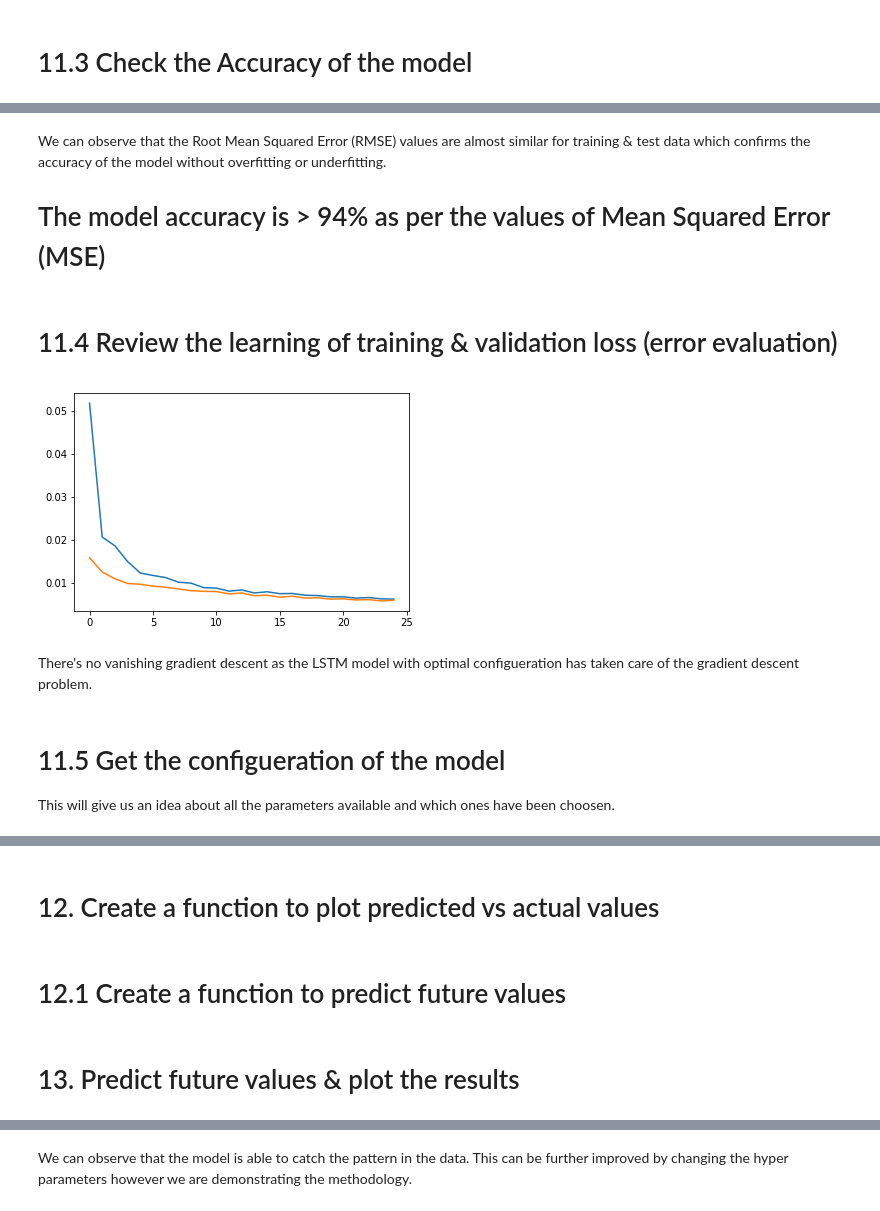
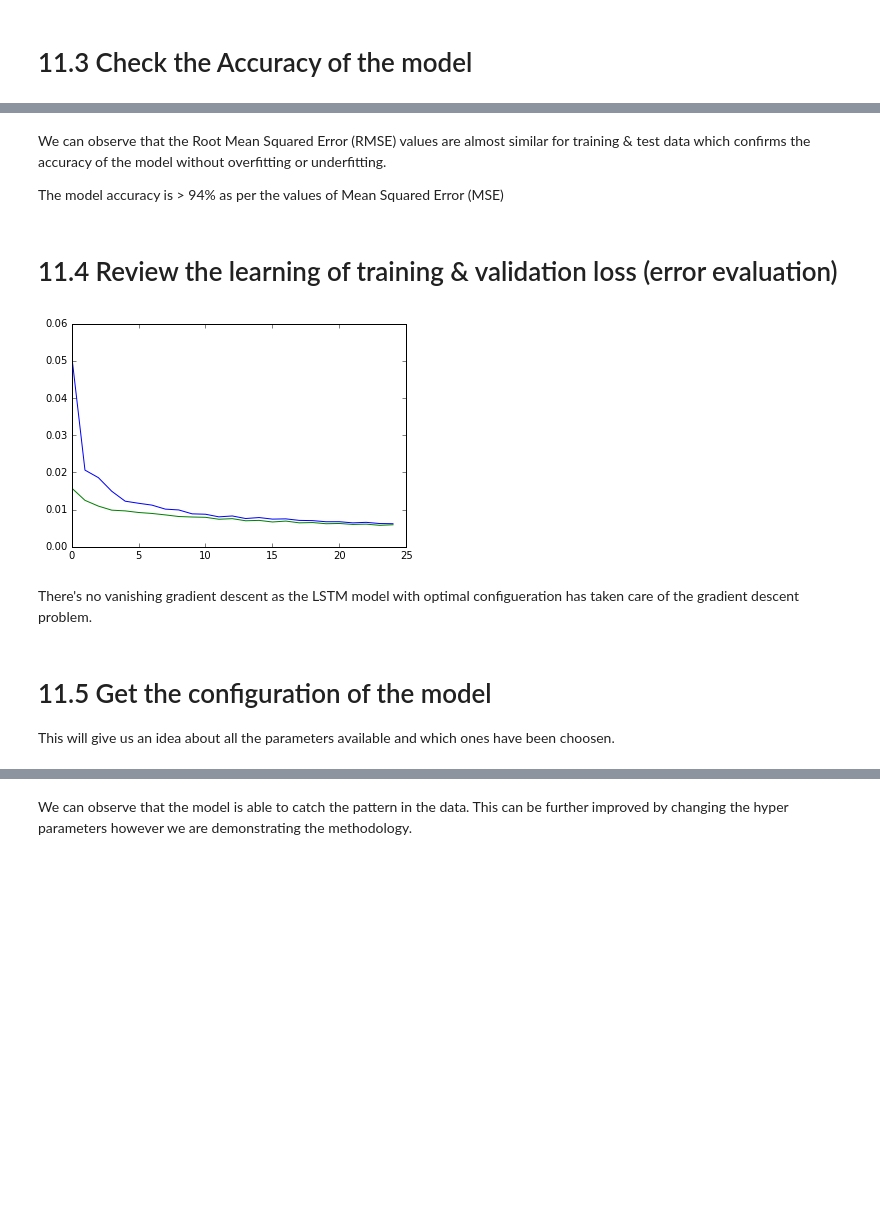
Before and after one commit to IBM/forecast-demand-for-vending-machines, a Jupyter notebook: notebook/LSTM_PATTERN.ipynb, the cells around one changed output, grey strips where cells are left out. Cells and saved outputs as stored; diff of their text form; code cells hidden in the pictures; blank space fills up the shorter version.

```diff
--- a/notebook/LSTM_PATTERN.ipynb
+++ b/notebook/LSTM_PATTERN.ipynb
@@ -232,20 +230,21 @@ Test Score: 0.00484 MSE (0.07 RMSE)
 # %% [markdown]
 We can observe that the Root Mean Squared Error (RMSE) values are almost similar for training & test data which confirms the accuracy of the model without overfitting or underfitting.
 
-# The model accuracy is > 94% as per the values of Mean Squared Error (MSE)
+The model accuracy is > 94% as per the values of Mean Squared Error (MSE)
 # %% [markdown]
 # 11.4 Review the learning of training & validation loss (error evaluation)
 # %%
-# Review the learning
+'''Review the learning'''
+
 plt.plot(history.history['loss'])
 plt.plot(history.history['val_loss'])
 plt.show()
 # %% [output]
-[figure, old version]
+[figure, new version]
 # %% [markdown]
 There's no vanishing gradient descent as the LSTM model with optimal configueration has taken care of the gradient descent problem.
 # %% [markdown]
-# 11.5 Get the configueration of the model
+# 11.5 Get the configuration of the model
 
 This will give us an idea about all the parameters available and which ones have been choosen.
 # %%
@@ -268,6 +267,4 @@ model.get_config()
    'trainable': True,
    'units': 1,
    'use_bias': True}}]
-# %% [markdown]
-# 12. Create a function to plot predicted vs actual values
 # %%
@@ -280,6 +279,4 @@ def plot_the_results(predicted_data, true_data, prediction_len):
         plt.plot(padding + data, label='Prediction')
         plt.plot(padding + data, 'b^')
     plt.show()
-# %% [markdown]
-# 12.1 Create a function to predict future values
 # %%
@@ -294,5 +293,3 @@ def predict_the_sequences(model, data, window_size, prediction_len):
             curr_frame = np.insert(curr_frame, [window_size-1], predicted[-1], axis=0)
         prediction_seqs.append(predicted)
     return prediction_seqs
-# %% [markdown]
-# 13. Predict future values & plot the results
```
Also changed, not shown: parts of 46 cells of this notebook.
